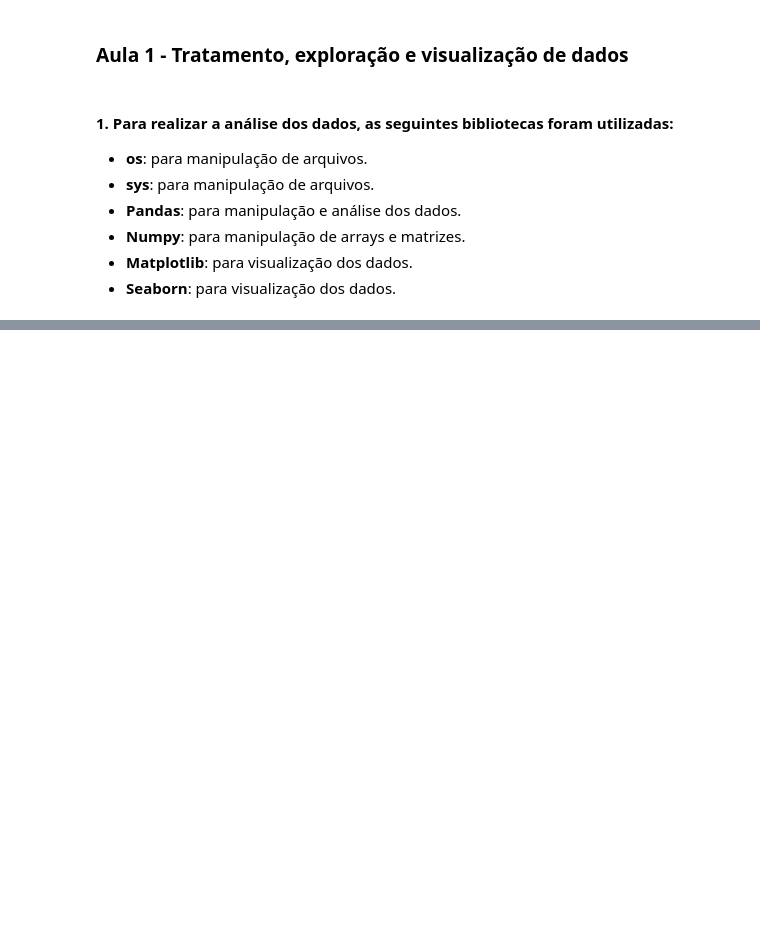
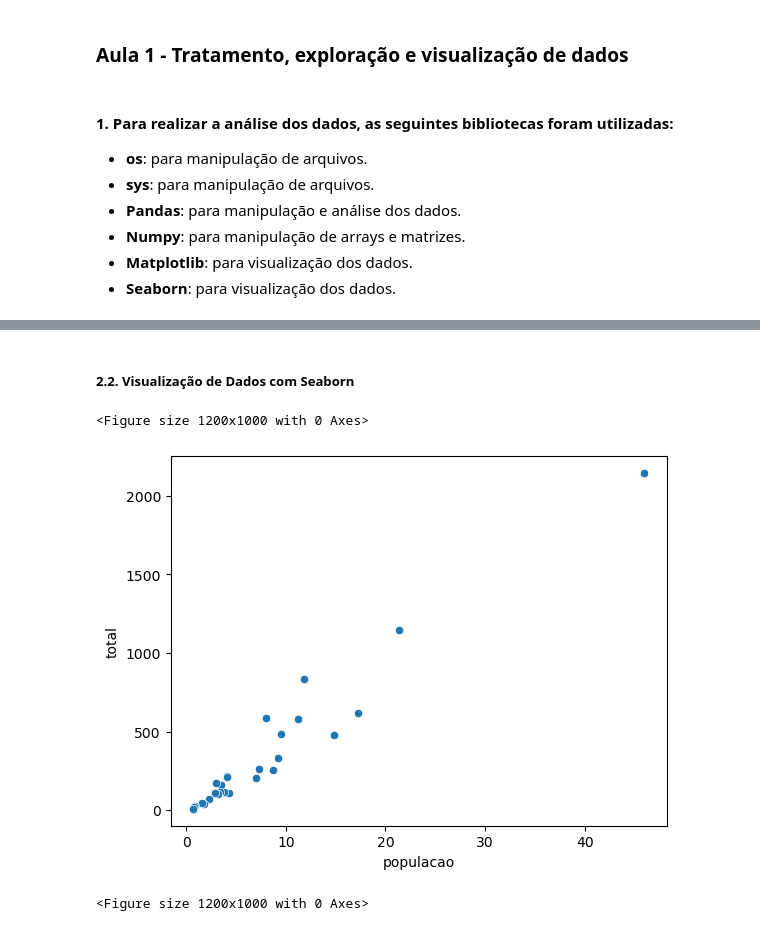
Before and after one commit to janainacazuza/Data-Analytics-FIAP-Pos-Thech, a Jupyter notebook: fase_01/notebooks/exploration/03_ibge.ipynb, the cells around one changed output, grey strips where cells are left out. Cells and saved outputs as stored; diff of their text form; code cells hidden in the pictures; blank space fills up the shorter version.

```diff
--- a/fase_01/notebooks/exploration/03_ibge.ipynb
+++ b/fase_01/notebooks/exploration/03_ibge.ipynb
@@ -31,0 +376,10 @@ from visualization import *
+# %% [markdown]
+##### 2.2. Visualização de Dados com Seaborn
+# %%
+#plotando o grafico de gastos por habitante em scatter
+sns.scatterplot(data=spending_pop_24/1000000, x='populacao', y='total')
+plt.figure(figsize=(12, 10))
+# %% [output]
+<Figure size 1200x1000 with 0 Axes>
+[figure, added]
+<Figure size 1200x1000 with 0 Axes>
```
Also changed, not shown: parts of 50 cells of this notebook, 2 other files.
